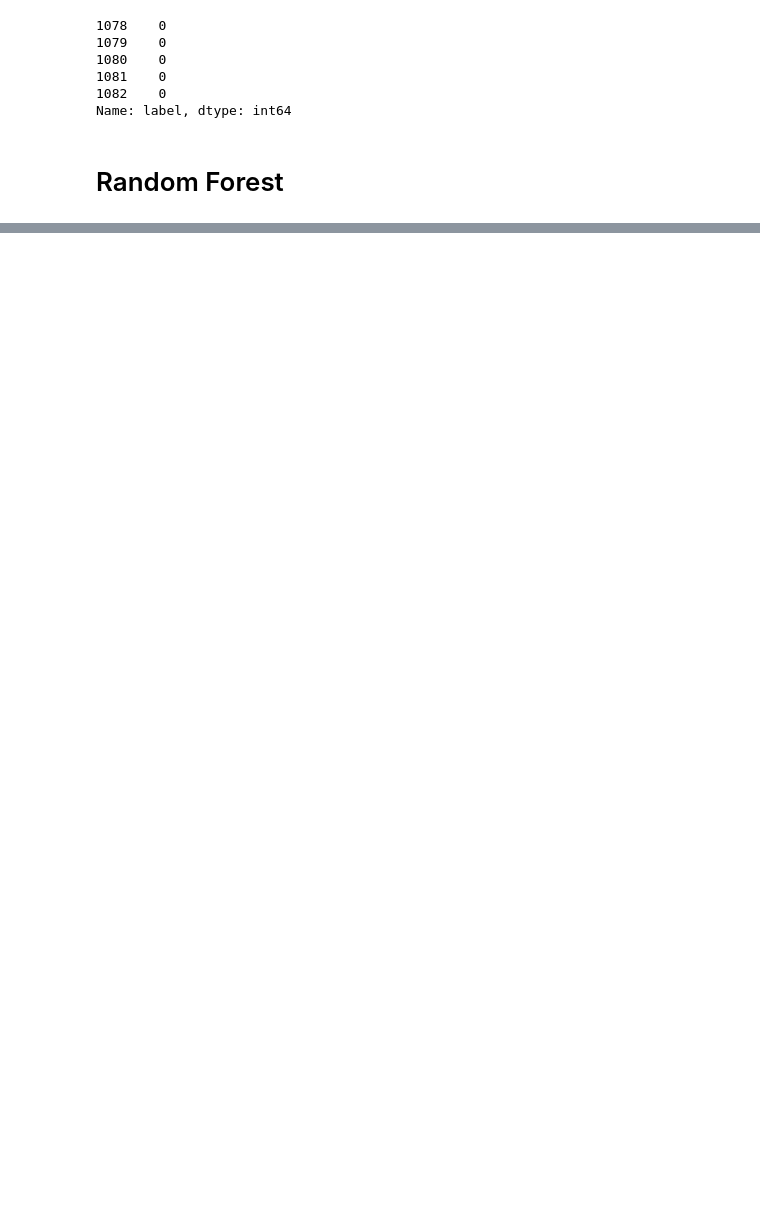
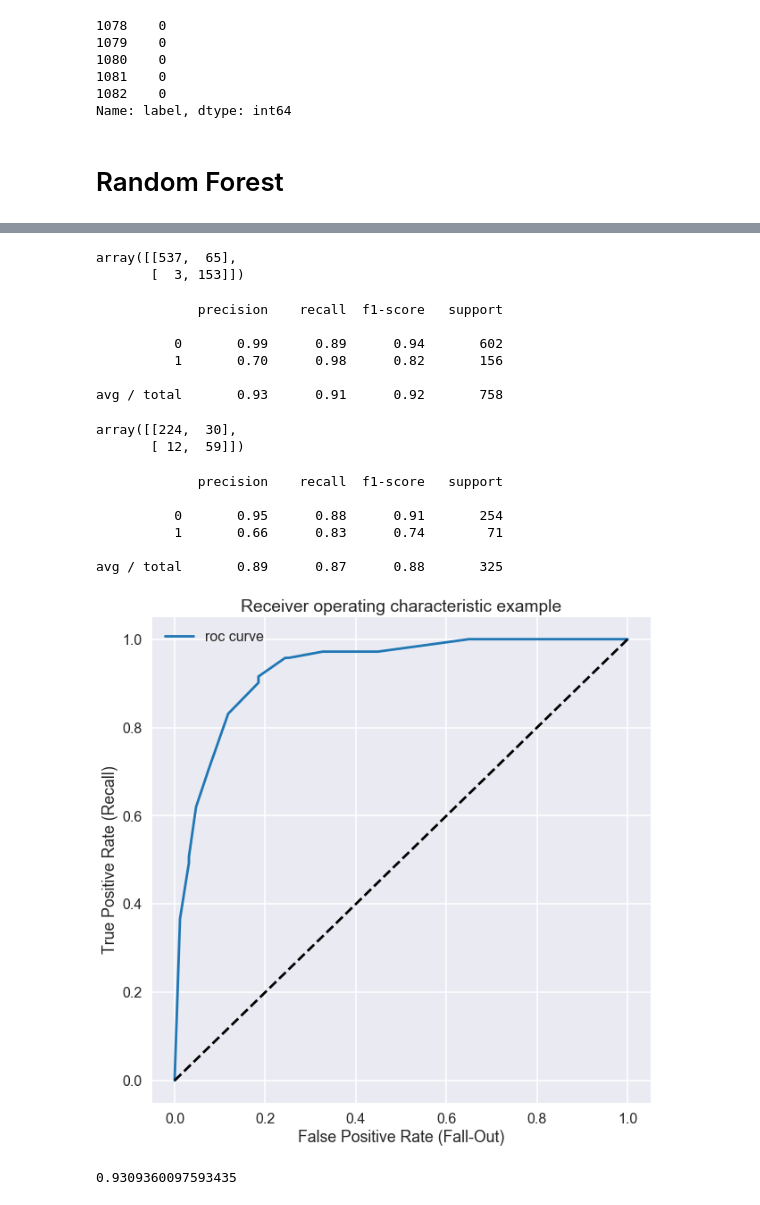
Before and after one commit to wonyoungseo/content-worth-debut-artist-classification-project, a Jupyter notebook: modeling/modeling-4-tree-deeper.ipynb, the cells around one changed output, grey strips where cells are left out. Saved outputs shown, nothing was run; the diff lists cells and outputs as text; code cells hidden in the pictures; blank space fills up the shorter version.

```diff
--- a/modeling/modeling-4-tree-deeper.ipynb
+++ b/modeling/modeling-4-tree-deeper.ipynb
@@ -346,0 +325,28 @@ tmp[tmp['label'] == 1]
+# %%
+confusion_matrix(y_train, model6.predict(X_train))
+# %% [output]
+array([[537,  65],
+       [  3, 153]])
+# %%
+print(classification_report(y_train, model6.predict(X_train)))
+# %% [output]
+             precision    recall  f1-score   support
+
+          0       0.99      0.89      0.94       602
+          1       0.70      0.98      0.82       156
+
+avg / total       0.93      0.91      0.92       758
+# %%
+confusion_matrix(y_test, model6.predict(X_test))
+# %% [output]
+array([[224,  30],
+       [ 12,  59]])
+# %%
+print(classification_report(y_test, model6.predict(X_test)))
+# %% [output]
+             precision    recall  f1-score   support
+
+          0       0.95      0.88      0.91       254
+          1       0.66      0.83      0.74        71
+
+avg / total       0.89      0.87      0.88       325
@@ -346,0 +355,8 @@ tmp[tmp['label'] == 1]
+# %%
+draw_roc()
+# %% [output]
+[figure, added]
+# %%
+auc(fpr, tpr)
+# %% [output]
+0.9309360097593435
```
Also changed, not shown: parts of 65 cells of this notebook.
